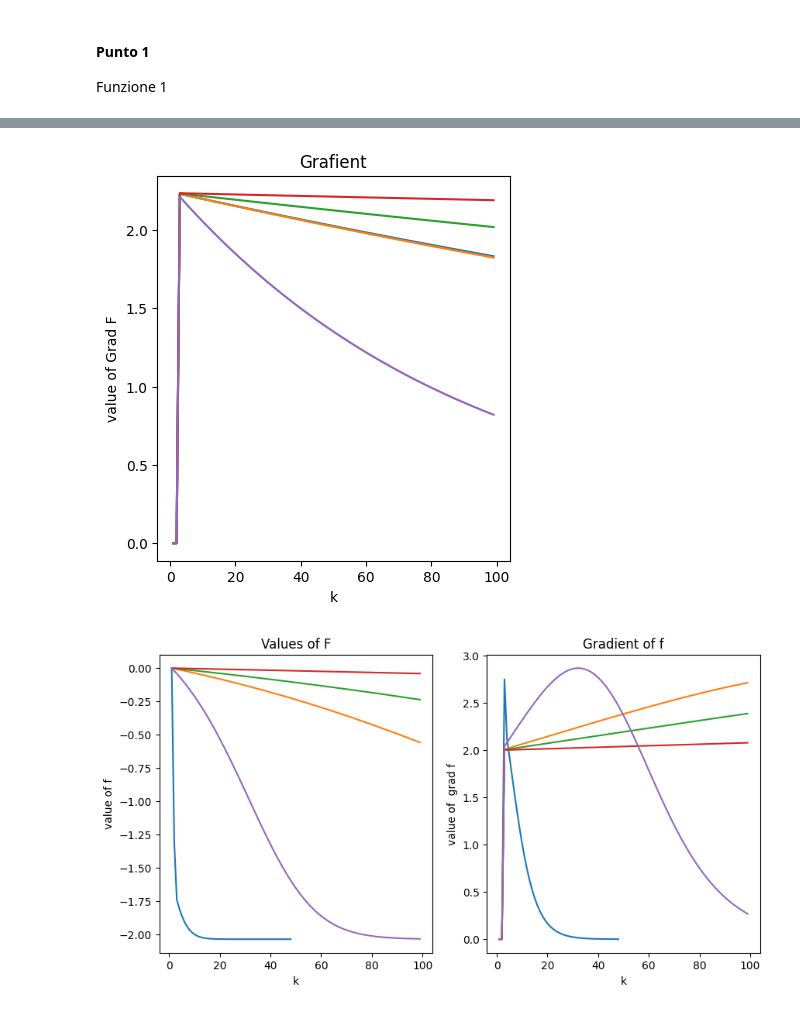
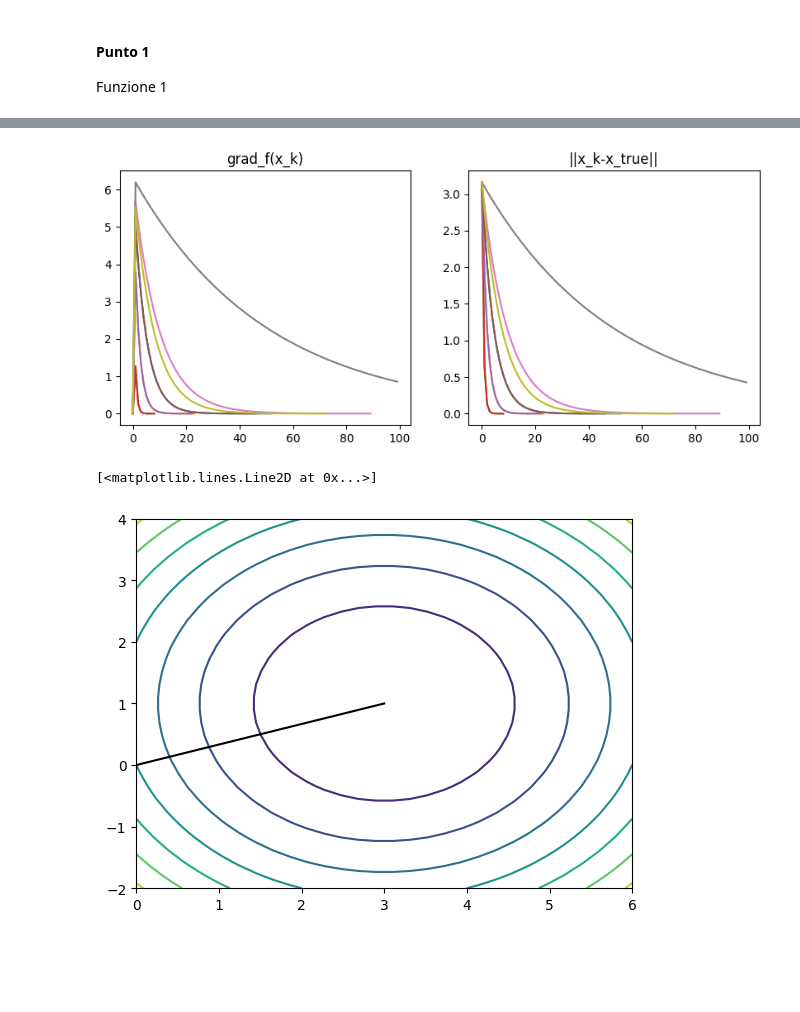
Before and after one commit to francesco-source/Artificial-Intelligence-UNIBO, a Jupyter notebook: Statistical_and_mathematical_methods_for_AI/Exercises/Exercise3.ipynb, the cells around one changed output, grey strips where cells are left out. Saved outputs shown, nothing was run; the diff lists cells and outputs as text; code cells hidden in the pictures; blank space fills up the shorter version.

```diff
--- a/Statistical_and_mathematical_methods_for_AI/Exercises/Exercise3.ipynb
+++ b/Statistical_and_mathematical_methods_for_AI/Exercises/Exercise3.ipynb
@@ -183,10 +102,29 @@ Plotfirst(f3,grad_f3,alpha,(0,0))
-# %%
-alpha=np.array((0,0.001,0.0005,1e-4,0.005))
-Plotfirst(f4,grad_f4,alpha,(0,0))
-# %% [output]
-[figure, removed]
-# %%
-alpha=np.array((0,0.001,0.0005,1e-4,0.005))
-Plotfirst(f5,grad_f5,alpha,(0),)
-# %% [output]
-[figure, removed]
+# %%
+alpha=np.array([0.9,0.8,0.6,0.4,0.2,0.1,0.05,0.01,True])
+plt.figure(figsize=(10,4))
+sol=np.array((3,1))
+for i in alpha:
+    x,f_vec,err_vec,grad_vec,k=GD(f1,grad_f1,alpha=i,x0=(0,0),kmax=100)
+    k_vec=np.linspace(0,k-1,k,dtype=int)
+    plt.subplot(1,2,1)
+    plt.title("grad_f(x_k)")
+    plt.plot(k_vec,err_vec[:k])
+
+    plt.subplot(1,2,2)
+    plt.title("||x_k-x_true||")
+    error=np.array([np.linalg.norm(np.expand_dims(x[i],1)-np.expand_dims(sol,1),2) for i in range(len(k_vec))])
+    plt.plot(k_vec,error[:k])
+plt.show()
+
+xv = np.linspace(0,6, 30)
+yv = np.linspace(-2,4, 30)
+xx,yy=np.meshgrid(xv,yv)
+def f1_plot(x1,x2):
+    return (x1-3)**2+(x2-1)**2
+zz=f1_plot(xx,yy)
+plt.contour(xx,yy,zz)
+plt.plot(x[:k,0],x[:k,1],color="black")
+# %% [output]
+[figure, added]
+[<matplotlib.lines.Line2D at 0x...>]
+[figure, added]
```
Also changed, not shown: parts of 19 cells of this notebook, 2 other files.
